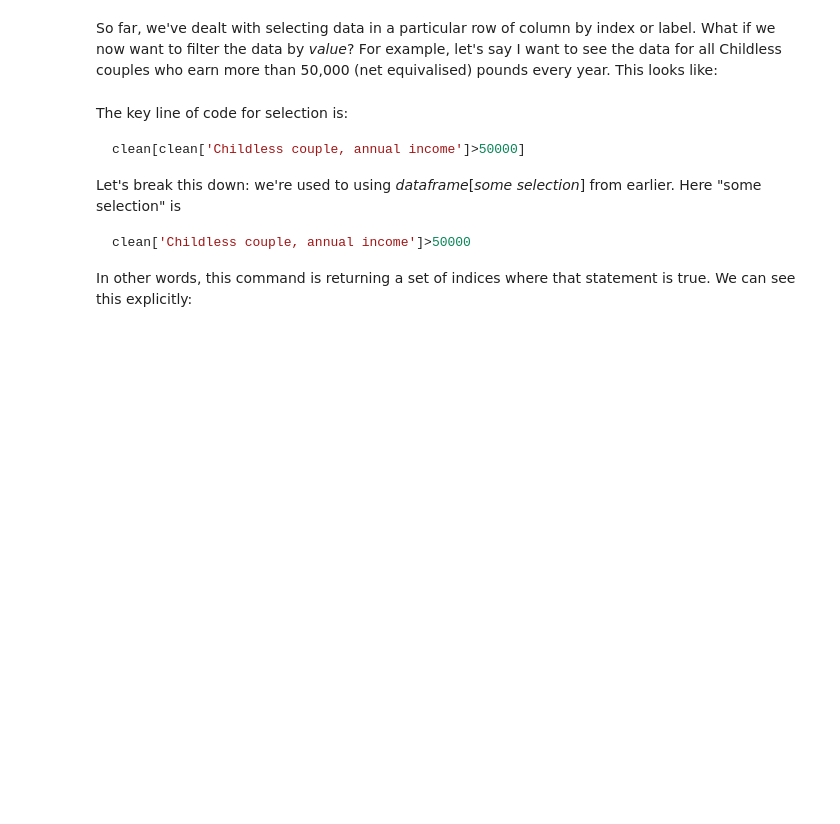
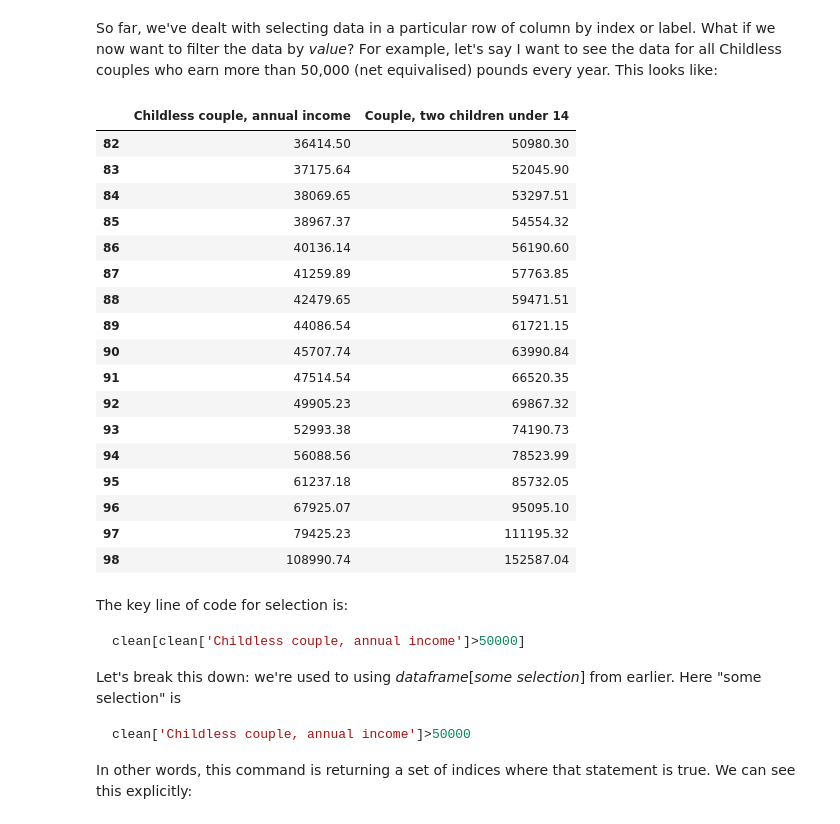
Before and after one commit to yuhengding1206/QM2-2024, a Jupyter notebook: notebooks/W02. Pandas.ipynb, the cells around one changed output. Cells and saved outputs as stored; diff of their text form; code cells hidden in the pictures; blank space fills up the shorter version.

```diff
--- a/notebooks/W02. Pandas.ipynb
+++ b/notebooks/W02. Pandas.ipynb
@@ -333,8 +367,27 @@ So far, we've dealt with selecting data in a particular row of column by index o
 # %%
 clean = income[['Childless couple, annual income','Couple, two children under 14']]
 clean = clean.replace(',', '', regex=True)
 clean = clean.replace('-', 'NaN', regex=True).astype('float')
-clean[clean['Childless couple, annual income']>50000]
+clean[clean['Couple, two children under 14']>50000]
+# %% [output]
+|  | Childless couple, annual income | Couple, two children under 14 |
+| 82 | 36414.50 | 50980.30 |
+| 83 | 37175.64 | 52045.90 |
+| 84 | 38069.65 | 53297.51 |
+| 85 | 38967.37 | 54554.32 |
+| 86 | 40136.14 | 56190.60 |
+| 87 | 41259.89 | 57763.85 |
+| 88 | 42479.65 | 59471.51 |
+| 89 | 44086.54 | 61721.15 |
+| 90 | 45707.74 | 63990.84 |
+| 91 | 47514.54 | 66520.35 |
+| 92 | 49905.23 | 69867.32 |
+| 93 | 52993.38 | 74190.73 |
+| 94 | 56088.56 | 78523.99 |
+| 95 | 61237.18 | 85732.05 |
+| 96 | 67925.07 | 95095.10 |
+| 97 | 79425.23 | 111195.32 |
+| 98 | 108990.74 | 152587.04 |
 # %% [markdown]
 The key line of code for selection is:
 
```
Also changed, not shown: parts of 13 cells of this notebook.
